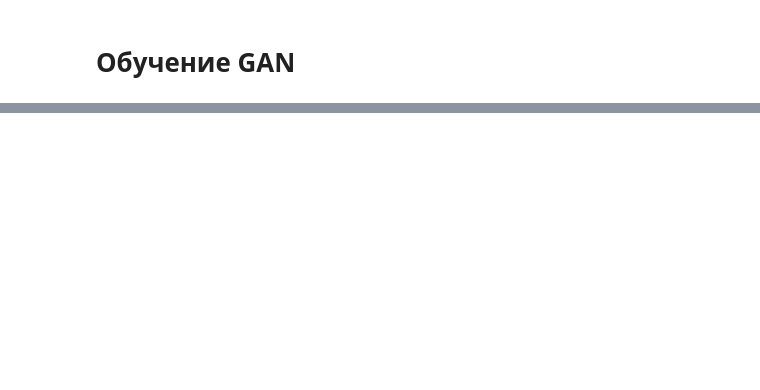
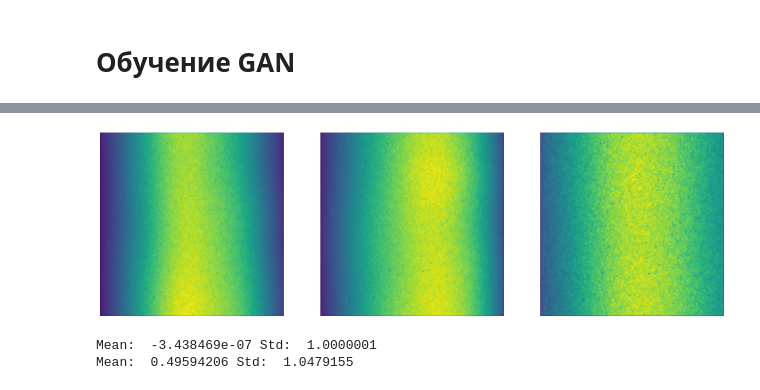
Before and after one commit to ArtGrig/ArtGrig, a Jupyter notebook: Flat_field_extractor.ipynb, the cells around one changed output, grey strips where cells are left out. Cells and saved outputs as stored; diff of their text form; code cells hidden in the pictures; blank space fills up the shorter version.

```diff
--- a/Flat_field_extractor.ipynb
+++ b/Flat_field_extractor.ipynb
@@ -321,0 +353,12 @@ def summarize_performance(step, g_model, TrainA, TrainB, n_samples=3):
+# %%
+# смотрим на тренировчные данные
+plotExamples(Y_train, n_samp=3)
+# %% [output]
+[figure, added]
+# %%
+# стандартизируем изображения
+X_train, dataMean, dataStd = standart(X_train)
+Y_train, _, _ = standart(Y_train, dataMean=dataMean, dataStd=dataStd)
+# %% [output]
+Mean:  -3.438469e-07 Std:  1.0000001
+Mean:  0.49594206 Std:  1.0479155
```
Also changed, not shown: parts of 13 cells of this notebook.
